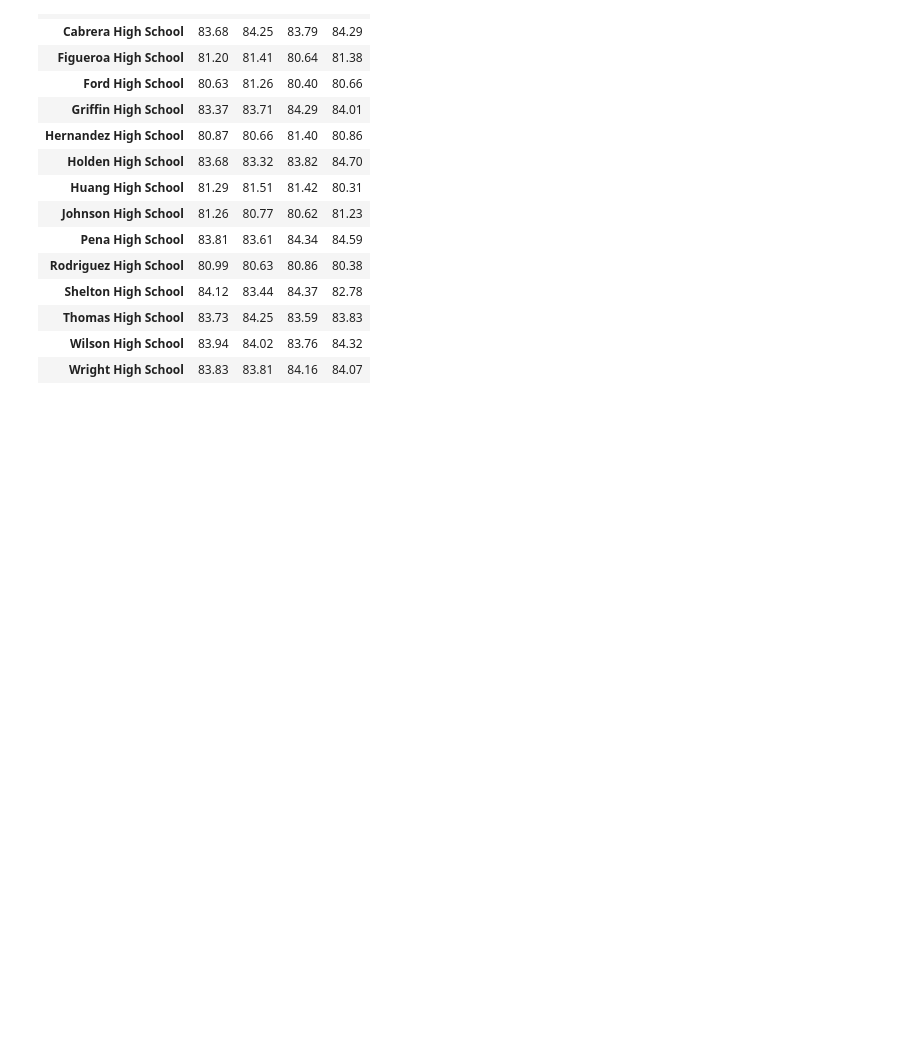
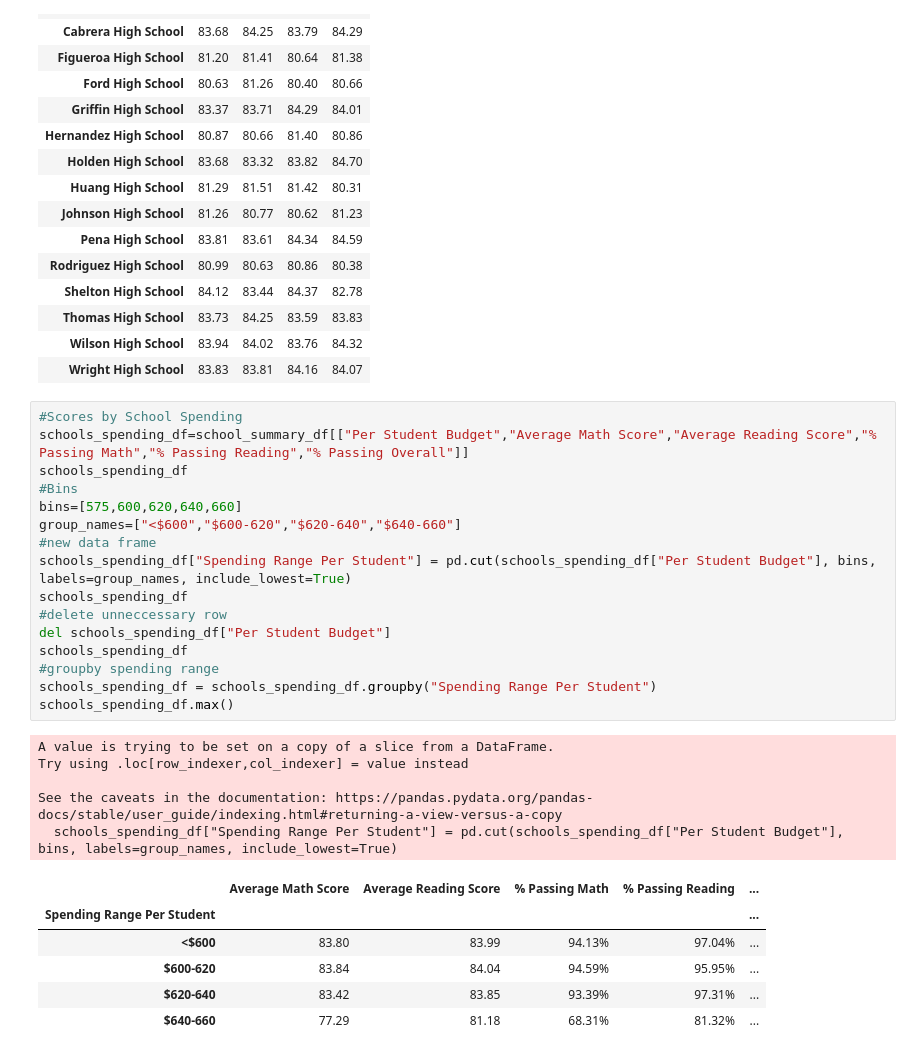
Before and after one commit to wjcutrone/High-School-Performance, a Jupyter notebook: PyCitySchools/PyCitySchools.ipynb, the cells around one changed output. Drawn from its saved outputs; the diff is of its cells as text; blank space fills up the shorter version.

```diff
--- a/PyCitySchools/PyCitySchools.ipynb
+++ b/PyCitySchools/PyCitySchools.ipynb
@@ -290,3 +289,31 @@ reading_score_by_grade_df
 | Thomas High School | 83.73 | 84.25 | 83.59 | 83.83 |
 | Wilson High School | 83.94 | 84.02 | 83.76 | 84.32 |
 | Wright High School | 83.83 | 83.81 | 84.16 | 84.07 |
+# %%
+#Scores by School Spending
+schools_spending_df=school_summary_df[["Per Student Budget","Average Math Score","Average Reading Score","% Passing Math","% Passing Reading","% Passing Overall"]]
+schools_spending_df
+#Bins
+bins=[575,600,620,640,660]
+group_names=["<$600","$600-620","$620-640","$640-660"]
+#new data frame
+schools_spending_df["Spending Range Per Student"] = pd.cut(schools_spending_df["Per Student Budget"], bins, labels=group_names, include_lowest=True)
+schools_spending_df
+#delete unneccessary row
+del schools_spending_df["Per Student Budget"]
+schools_spending_df
+#groupby spending range
+schools_spending_df = schools_spending_df.groupby("Spending Range Per Student")
+schools_spending_df.max()
+# %% [output]
+A value is trying to be set on a copy of a slice from a DataFrame.
+Try using .loc[row_indexer,col_indexer] = value instead
+
+See the caveats in the documentation: https://pandas.pydata.org/pandas-docs/stable/user_guide/indexing.html#returning-a-view-versus-a-copy
+  schools_spending_df["Spending Range Per Student"] = pd.cut(schools_spending_df["Per Student Budget"], bins, labels=group_names, include_lowest=True)
+|  | Average Math Score | Average Reading Score | % Passing Math | % Passing Reading | ... |
+| Spending Range Per Student |  |  |  |  | ... |
+| <$600 | 83.80 | 83.99 | 94.13% | 97.04% | ... |
+| $600-620 | 83.84 | 84.04 | 94.59% | 95.95% | ... |
+| $620-640 | 83.42 | 83.85 | 93.39% | 97.31% | ... |
+| $640-660 | 77.29 | 81.18 | 68.31% | 81.32% | ... |
```
Also changed, not shown: parts of 4 cells of this notebook.
